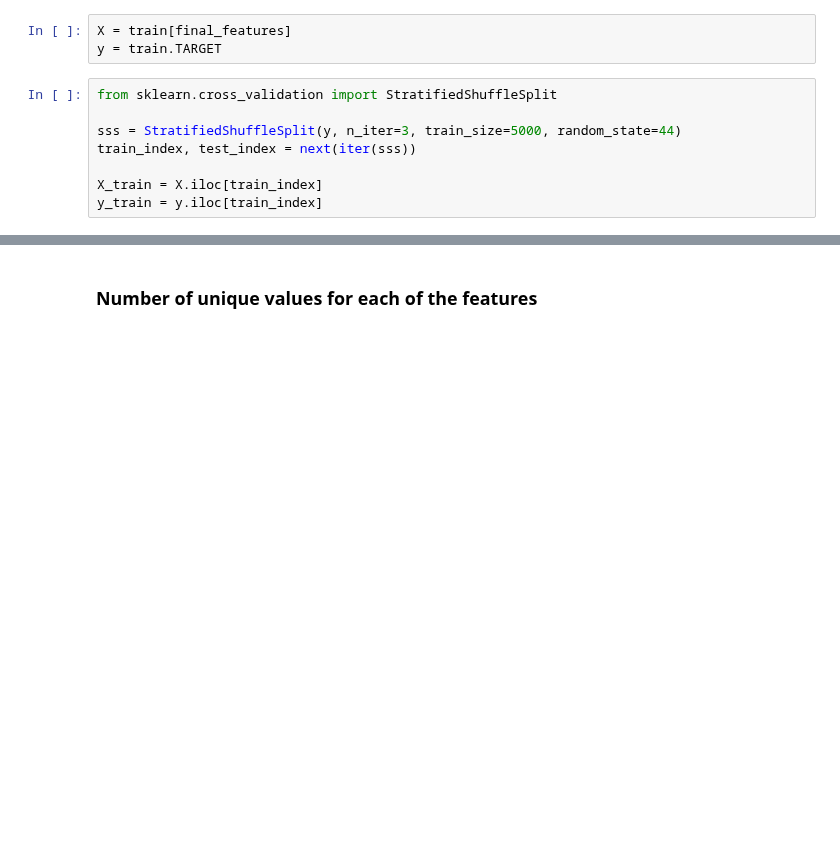
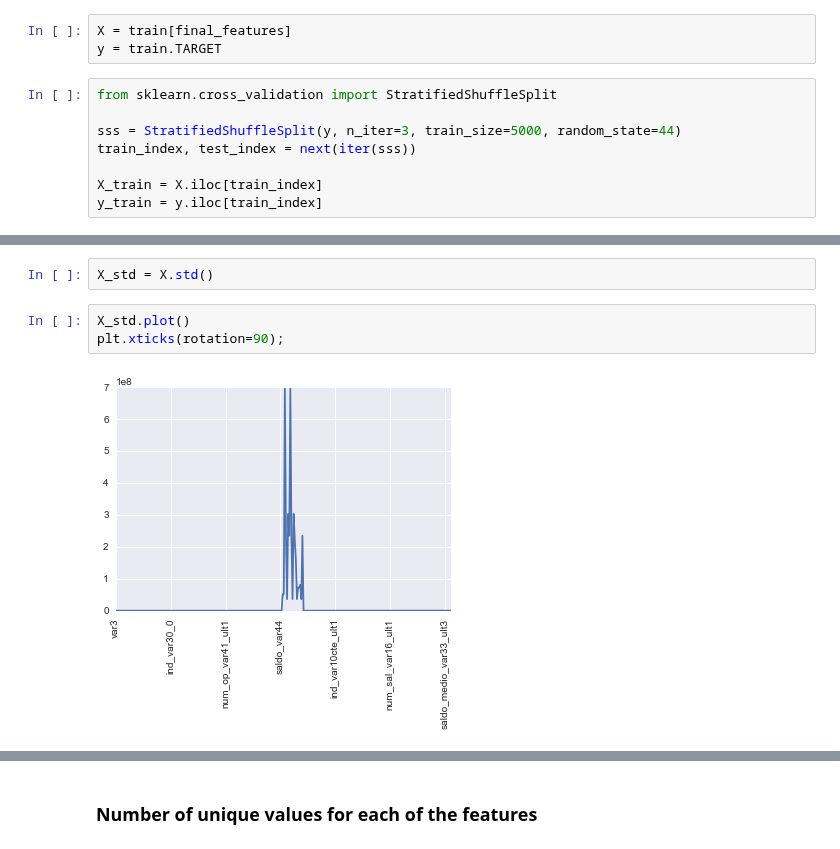
Before and after one commit to numb3r33/Kaggle-Competitions, a Jupyter notebook: Santander-Customer-Satisfaction/notebooks/Santander Customer Satisfaction - Exploratory Data Analysis.ipynb, the cells around one changed output, grey strips where cells are left out. Cells and saved outputs as stored; diff of their text form; blank space fills up the shorter version.

```diff
--- a/Santander-Customer-Satisfaction/notebooks/Santander Customer Satisfaction - Exploratory Data Analysis.ipynb
+++ b/Santander-Customer-Satisfaction/notebooks/Santander Customer Satisfaction - Exploratory Data Analysis.ipynb
@@ -64,0 +85,7 @@ y_train = y.iloc[train_index]
+# %%
+X_std = X.std()
+# %%
+X_std.plot()
+plt.xticks(rotation=90);
+# %% [output]
+[figure, added]
```
Also changed, not shown: parts of 13 cells of this notebook, 1 other file.
